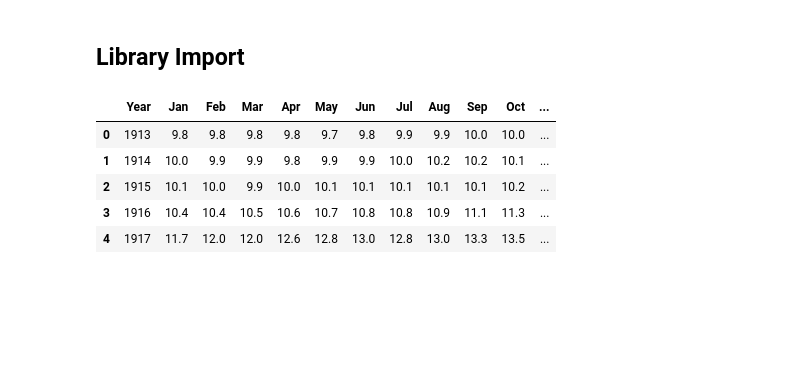
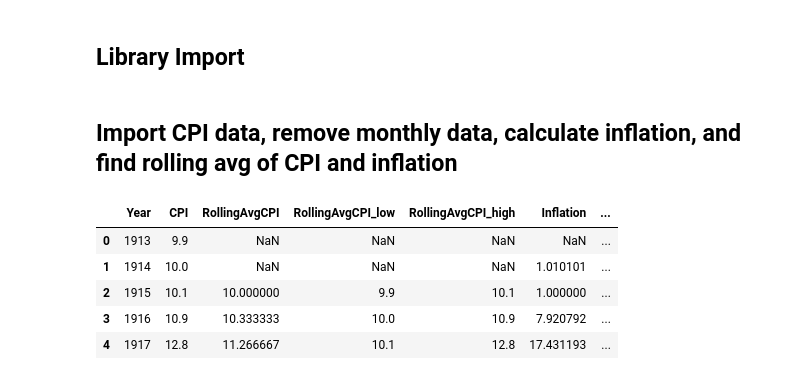
Before and after one commit to Bkeith3248/MGT6203Project, a Jupyter notebook: ProjectNotebook.ipynb, the cells around one changed output. Saved outputs shown, nothing was run; the diff lists cells and outputs as text; code cells hidden in the pictures; blank space fills up the shorter version.

```diff
--- a/ProjectNotebook.ipynb
+++ b/ProjectNotebook.ipynb
@@ -27,26 +28,31 @@ scatter_config = {'displayModeBar': 'Always',
                  "displaylogo": False,
                  'modeBarButtons': 'toggleHover ',
                  'modeBarButtonsToRemove': buttons_to_remove,}
+# %% [markdown]
+## Import CPI data, remove monthly data, calculate inflation, and find rolling avg of CPI and inflation
 # %%
 df_cpi = pd.read_excel('CPIRawData.xlsx',engine='openpyxl',sheet_name = 'BLS Data Series',skiprows=11)
 
+df_cpi = df_cpi[['Year','Annual']]
+df_cpi.rename(columns={"Annual": "CPI"},inplace=True)
+
 window = 3
 
-df_cpi['RollingAvgCPI'] = df_cpi.Annual.rolling(window).mean()
-df_cpi['RollingAvgCPI_low'] = df_cpi.Annual.rolling(window).min()
-df_cpi['RollingAvgCPI_high'] = df_cpi.Annual.rolling(window).max()
+df_cpi['RollingAvgCPI'] = df_cpi.CPI.rolling(window).mean()
+df_cpi['RollingAvgCPI_low'] = df_cpi.CPI.rolling(window).min()
+df_cpi['RollingAvgCPI_high'] = df_cpi.CPI.rolling(window).max()
 
-df_cpi['Inflation'] = (df_cpi.Annual.diff()/ df_cpi['Annual'].shift(1))*100
+df_cpi['Inflation'] = (df_cpi.CPI.diff()/ df_cpi['CPI'].shift(1))*100
 df_cpi['RollingAvgInflation'] = df_cpi.Inflation.rolling(window).mean()
 df_cpi['RollingAvgInflation_low'] = df_cpi.Inflation.rolling(window).min()
 df_cpi['RollingAvgInflation_high'] = df_cpi.Inflation.rolling(window).max()
 
 
 df_cpi.head()
 # %% [output]
-|  | Year | Jan | Feb | Mar | Apr | May | Jun | Jul | Aug | Sep | Oct | ... |
-| 0 | 1913 | 9.8 | 9.8 | 9.8 | 9.8 | 9.7 | 9.8 | 9.9 | 9.9 | 10.0 | 10.0 | ... |
-| 1 | 1914 | 10.0 | 9.9 | 9.9 | 9.8 | 9.9 | 9.9 | 10.0 | 10.2 | 10.2 | 10.1 | ... |
-| 2 | 1915 | 10.1 | 10.0 | 9.9 | 10.0 | 10.1 | 10.1 | 10.1 | 10.1 | 10.1 | 10.2 | ... |
-| 3 | 1916 | 10.4 | 10.4 | 10.5 | 10.6 | 10.7 | 10.8 | 10.8 | 10.9 | 11.1 | 11.3 | ... |
-| 4 | 1917 | 11.7 | 12.0 | 12.0 | 12.6 | 12.8 | 13.0 | 12.8 | 13.0 | 13.3 | 13.5 | ... |
+|  | Year | CPI | RollingAvgCPI | RollingAvgCPI_low | RollingAvgCPI_high | Inflation | ... |
+| 0 | 1913 | 9.9 | NaN | NaN | NaN | NaN | ... |
+| 1 | 1914 | 10.0 | NaN | NaN | NaN | 1.010101 | ... |
+| 2 | 1915 | 10.1 | 10.000000 | 9.9 | 10.1 | 1.000000 | ... |
+| 3 | 1916 | 10.9 | 10.333333 | 10.0 | 10.9 | 7.920792 | ... |
+| 4 | 1917 | 12.8 | 11.266667 | 10.1 | 12.8 | 17.431193 | ... |
```
Also changed, not shown: parts of 10 cells of this notebook, 1 other file.
